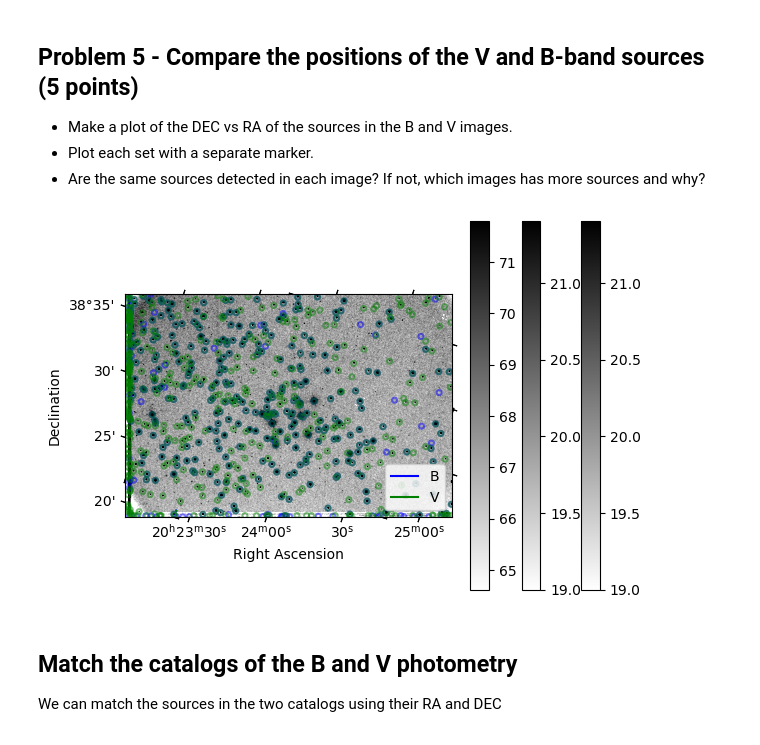
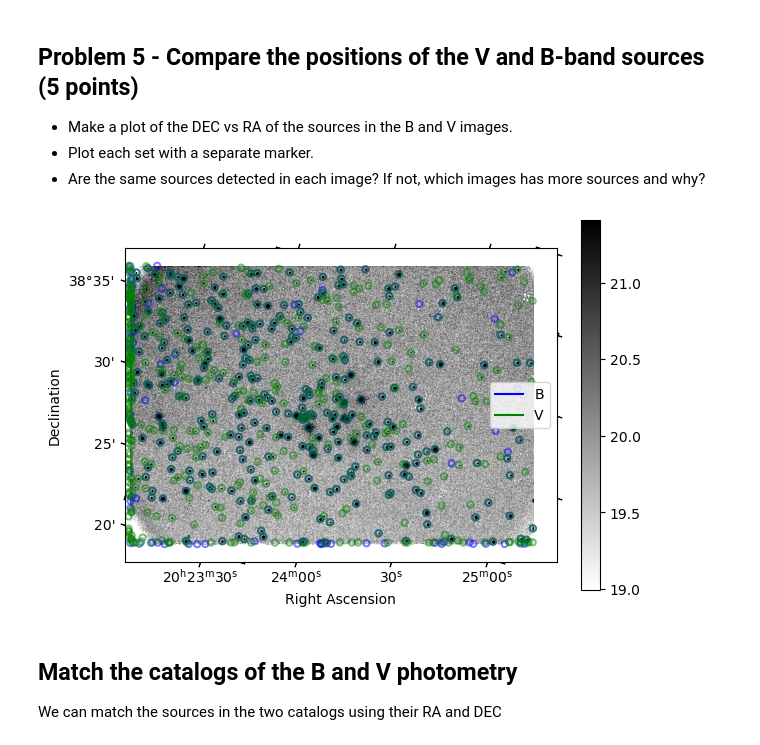
Before and after one commit to EvanBarkus/Reductionproject_student, a Jupyter notebook: cluster_photometry_student.ipynb, the cells around one changed output. Drawn from its saved outputs; the diff is of its cells as text; code cells hidden in the pictures.

```diff
--- a/cluster_photometry_student.ipynb
+++ b/cluster_photometry_student.ipynb
@@ -428,51 +428,48 @@ plt.figure()
 
 plt.subplot(projection=target_wcs)
 imdisplay(stacked_image)
+
 # plot the positions of the B sources
-wcs_b = WCS(header_b)
-ra_b,dec_b = wcs_b.wcs_pix2world(sources_b['xcentroid'],sources_b['ycentroid'],0)
 plt.plot(ra_b,dec_b,mfc='None',markersize=10,label='B',color='b')
 
 positions = np.transpose((sources_b['xcentroid'], sources_b['ycentroid']))
 #creates a set of circular apertues with r=15 pixels
 apertures = CircularAperture(positions, r=15.)
 
-imdisplay(data_b)
 #plot the apertures.  the ';' at the end suppresses some messy output
 apertures.plot(color='blue', lw=1.5, alpha=0.5);
 
 
 # plot the positions of the V sources
-wcs_g = WCS(header_g)
-ra_g,dec_g = wcs_g.wcs_pix2world(sources_g['xcentroid'],sources_g['ycentroid'],0)
 plt.plot(ra_g,dec_g,mfc='None',markersize=10,label='V',color='g')
 
 positions = np.transpose((sources_g['xcentroid'], sources_g['ycentroid']))
 #creates a set of circular apertues with r=15 pixels
 apertures = CircularAperture(positions, r=15.)
 
-imdisplay(data_g)
 #plot the apertures.  the ';' at the end suppresses some messy output
 apertures.plot(color='green', lw=1.5, alpha=0.5);
 
 
 # add a legend
 plt.legend()
 
 # label your x axis
 plt.xlabel('Right Ascension')
 
 # label your y axis
 plt.ylabel('Declination')
 
 # save your plot
 
 plt.savefig('VBpositions.png')
 plt.show()
 
 #There are a lot of sources the bands have in common but it appears that the V-band has more sources thanthe B-band.
+#I would guess this is because most stars are less massive and would emit more in lower wavelengths like the V-band and there are fewer stars that emit
+#predominantly in the B-band. There could also be some reddening that would shift the spectrums of the stars towards the V-band.
 # %% [output]
-[figure, old version]
+[figure, new version]
 # %% [markdown]
 ## Match the catalogs of the B and V photometry
 
```
Also changed, not shown: parts of 1 cell of this notebook.
